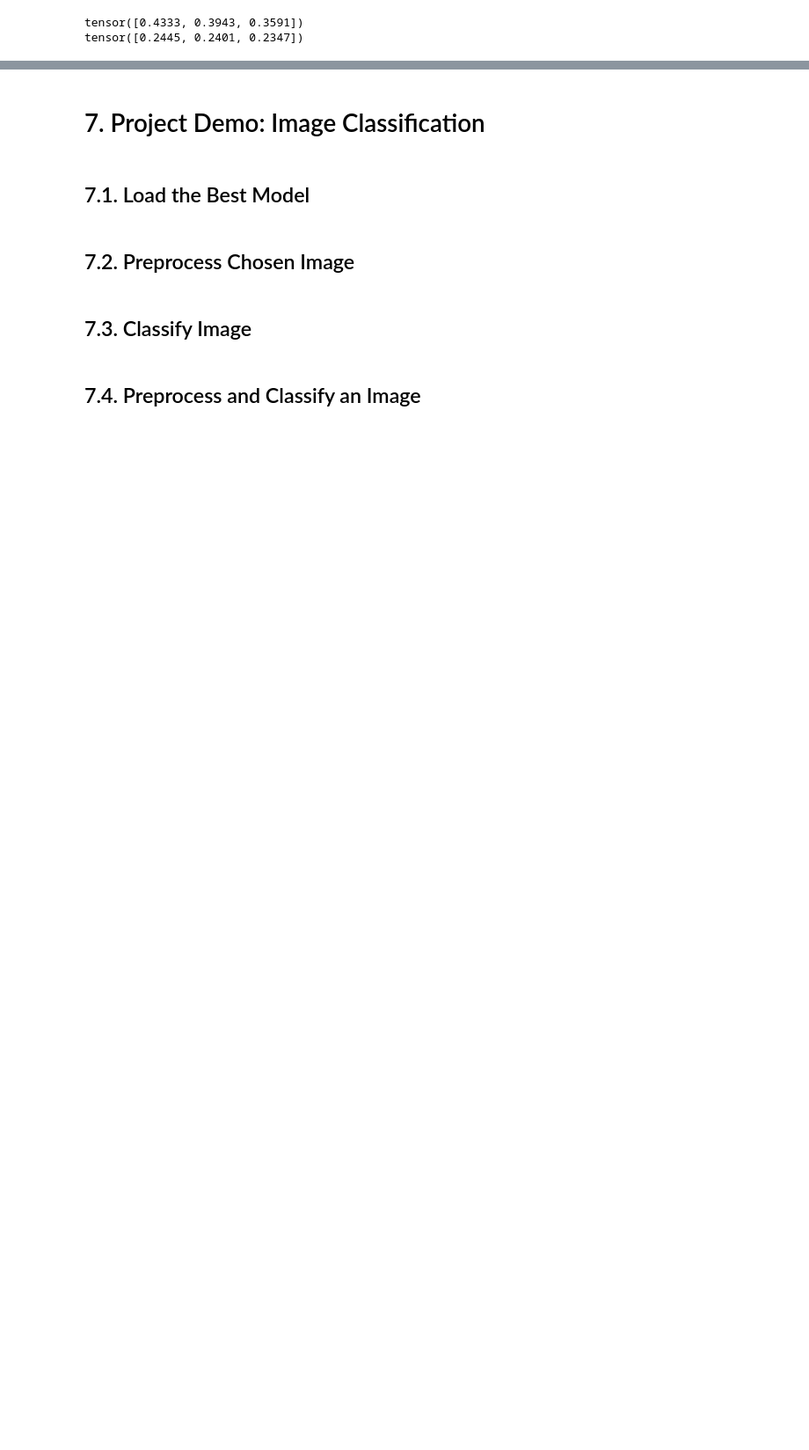
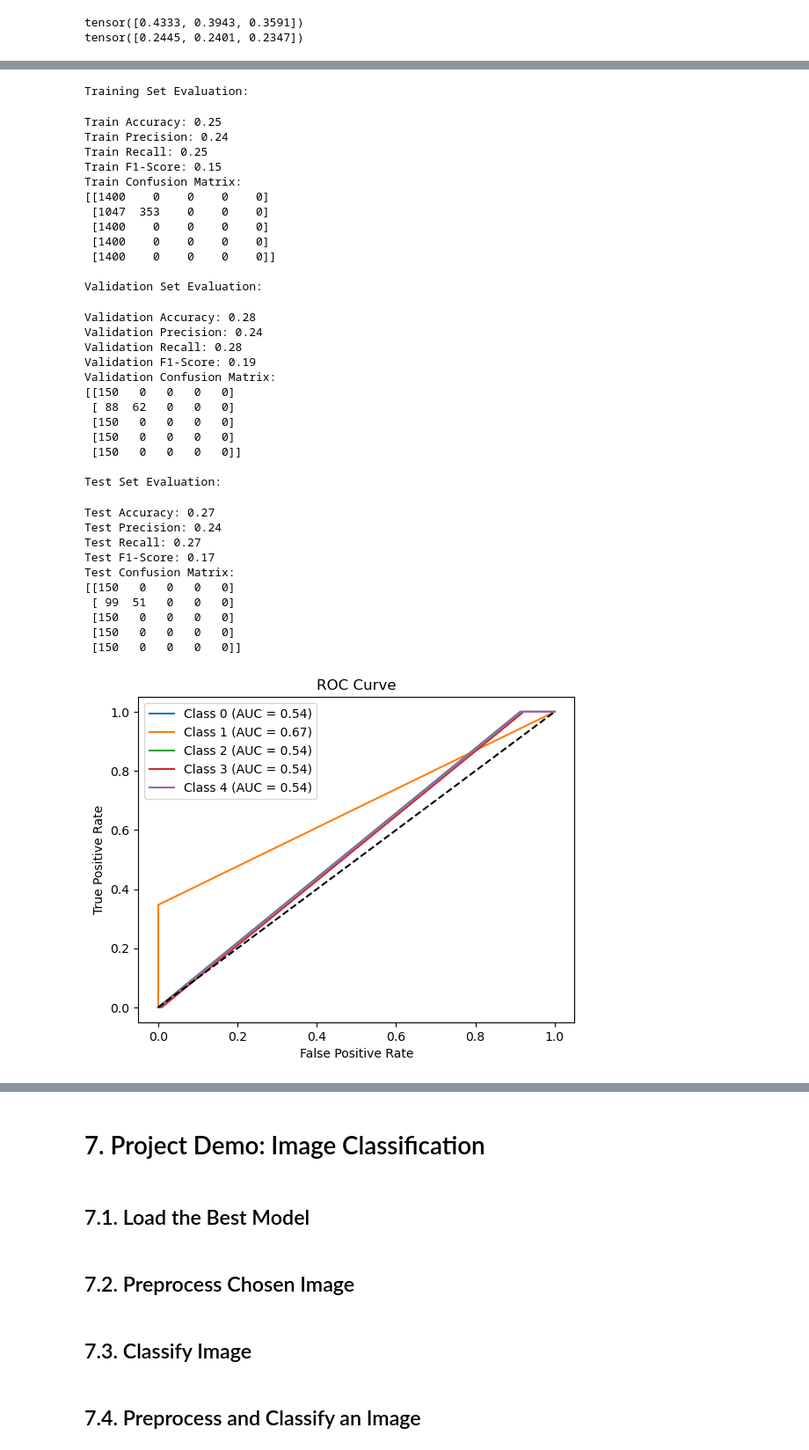
Before and after one commit to helHg/nextlevelai-venue-classification, a Jupyter notebook: notebooks/cnn.ipynb, the cells around one changed output, grey strips where cells are left out. Shown at 88% size. Drawn from its saved outputs; the diff is of its cells as text; code cells hidden in the pictures; blank space fills up the shorter version.

```diff
--- a/notebooks/cnn.ipynb
+++ b/notebooks/cnn.ipynb
@@ -625,0 +1016,16 @@ save_model(trained_model, NUM_EPOCHS, os.path.join(MODELS_DIR, f'cnn_bs{BATCH_SI
+# %%
+# Train the model and collect training history
+trained_model, history = train_model_with_early_stopping(model, criterion, optimizer, train_loader, val_loader, NUM_EPOCHS, patience=25)
+
+# Save training metrics to CSV
+hyperparams = {
+    'batch_size': BATCH_SIZE,
+    'num_epochs': NUM_EPOCHS,
+    'learning_rate': LEARNING_RATE,
+    'dropout': DROPOUT,
+    'patience': PATIENCE
+}
+save_metrics_to_csv(history, os.path.join(RESULTS_DIR, 'training_metrics.csv'), hyperparams)
+
+# Plot and save training and validation metrics
+plot_metrics(history, os.path.join(RESULTS_DIR, f'training_metrics_bs{BATCH_SIZE}_lr{LEARNING_RATE}_epochs{NUM_EPOCHS}_patience{PATIENCE}.png'))
@@ -625,0 +1051,55 @@ save_model(trained_model, NUM_EPOCHS, os.path.join(MODELS_DIR, f'cnn_bs{BATCH_SI
+# %%
+# Evaluate the model on the training set
+print("\nTraining Set Evaluation:")
+train_accuracy, train_precision, train_recall, train_f1, train_cm = evaluate_model(trained_model, train_loader, dataset_type="Train")
+
+# Evaluate the model on the validation set
+print("\nValidation Set Evaluation:")
+val_accuracy, val_precision, val_recall, val_f1, val_cm = evaluate_model(trained_model, val_loader, dataset_type="Validation")
+
+# Evaluate the model on the test set
+print("\nTest Set Evaluation:")
+test_accuracy, test_precision, test_recall, test_f1, test_cm = evaluate_model(trained_model, test_loader, dataset_type="Test")
+
+# Plot and save ROC and AUC for the test set
+plot_roc_auc(trained_model, test_loader, num_classes=NUM_CLASSES, save_path=os.path.join(RESULTS_DIR, f'roc_auc_bs{BATCH_SIZE}_lr{LEARNING_RATE}_epochs{NUM_EPOCHS}_patience25.png'))
+
+# Save the trained model
+save_model(trained_model, NUM_EPOCHS, os.path.join(MODELS_DIR, f'cnn_bs{BATCH_SIZE}_lr{LEARNING_RATE}_epochs{NUM_EPOCHS}_dropout{DROPOUT}_patience25.pth'), optimizer)
+# %% [output]
+Training Set Evaluation:
+Train Accuracy: 0.25
+Train Precision: 0.24
+Train Recall: 0.25
+Train F1-Score: 0.15
+Train Confusion Matrix:
+[[1400    0    0    0    0]
+ [1047  353    0    0    0]
+ [1400    0    0    0    0]
+ [1400    0    0    0    0]
+ [1400    0    0    0    0]]
+
+Validation Set Evaluation:
+Validation Accuracy: 0.28
+Validation Precision: 0.24
+Validation Recall: 0.28
+Validation F1-Score: 0.19
+Validation Confusion Matrix:
+[[150   0   0   0   0]
+ [ 88  62   0   0   0]
+ [150   0   0   0   0]
+ [150   0   0   0   0]
+ [150   0   0   0   0]]
+
+Test Set Evaluation:
+Test Accuracy: 0.27
+Test Precision: 0.24
+Test Recall: 0.27
+Test F1-Score: 0.17
+Test Confusion Matrix:
+[[150   0   0   0   0]
+ [ 99  51   0   0   0]
+ [150   0   0   0   0]
+ [150   0   0   0   0]
+ [150   0   0   0   0]]
+[figure, added]
```
Also changed, not shown: parts of 35 cells of this notebook.
